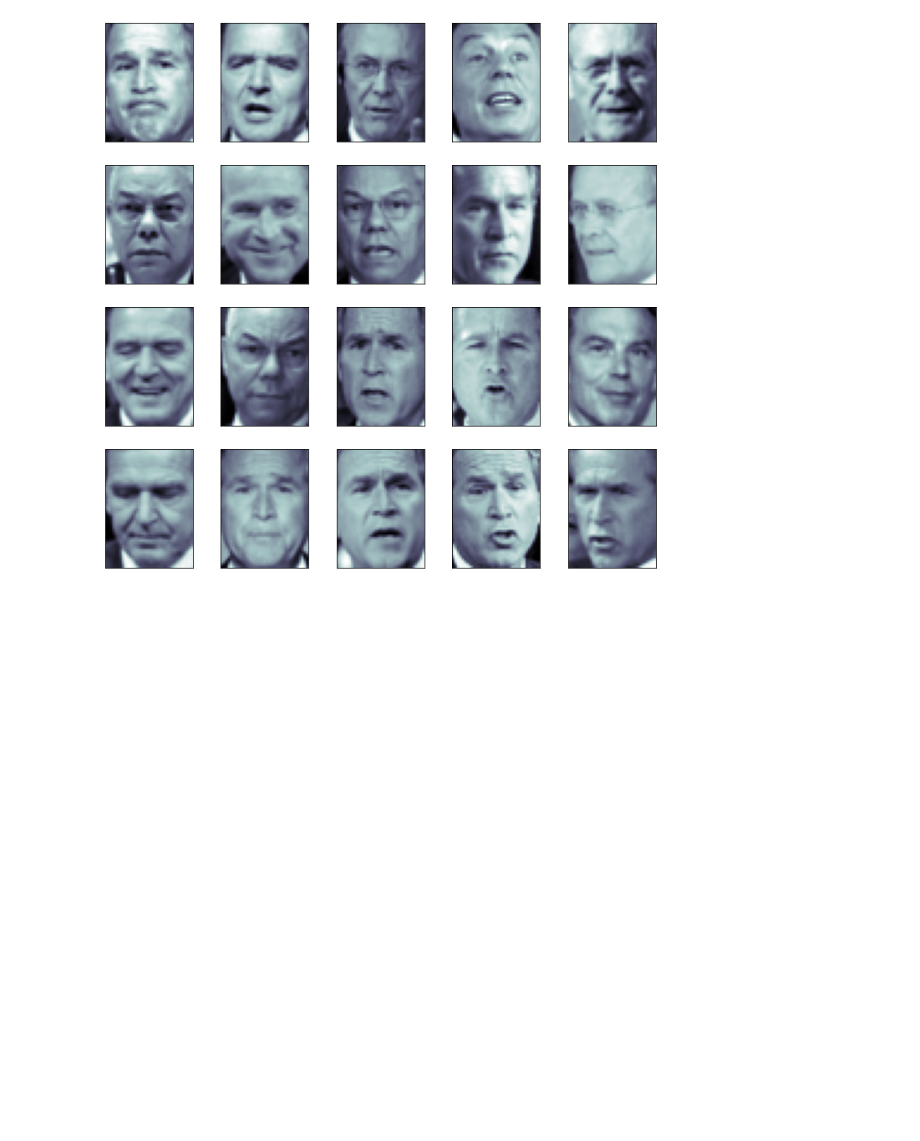
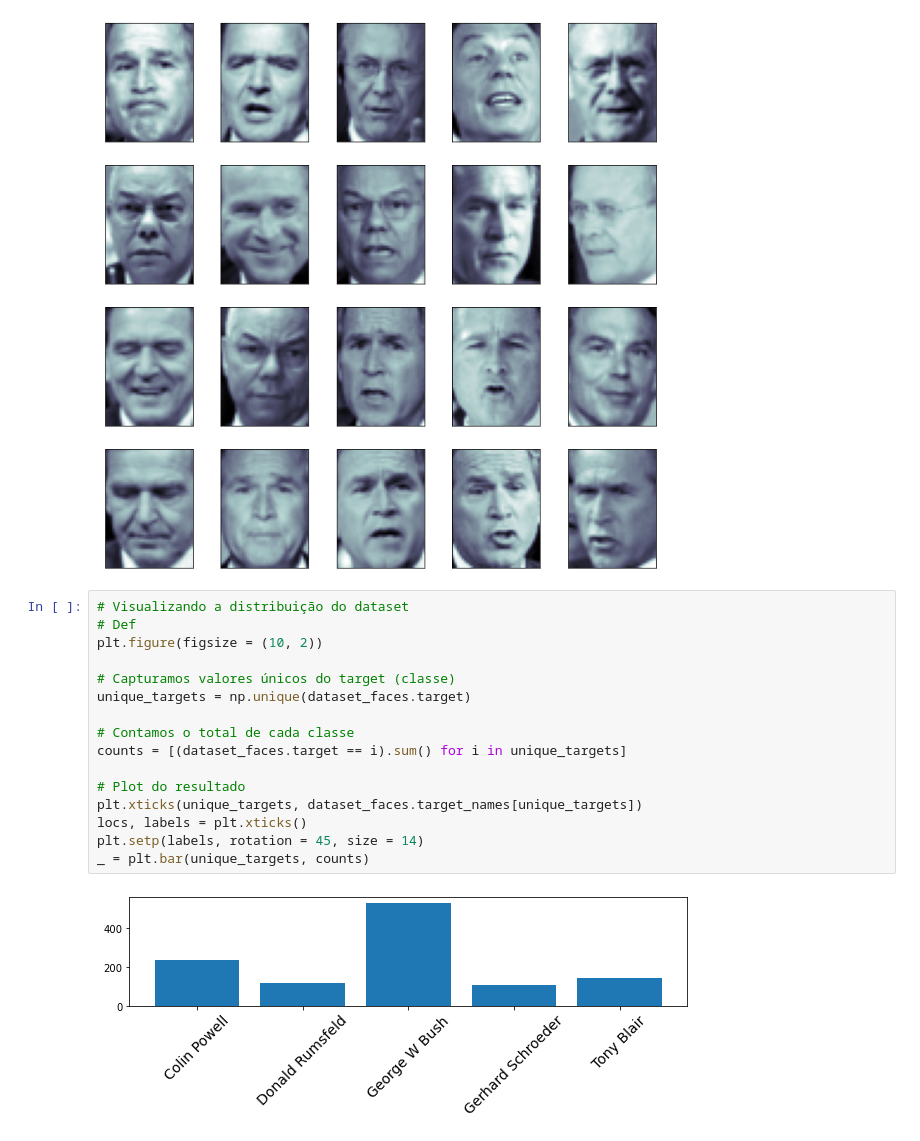
Before and after one commit to Gugah007/Reconhecimento-Facial-com-ML-Usando-SVM-e-PCA-Python, a Jupyter notebook: Reconhecimento Facial com Machine Learning Usando SVM e PCA.ipynb, the cells around one changed output. Drawn from its saved outputs; the diff is of its cells as text; blank space fills up the shorter version.

```diff
--- a/Reconhecimento Facial com Machine Learning Usando SVM e PCA.ipynb
+++ b/Reconhecimento Facial com Machine Learning Usando SVM e PCA.ipynb
@@ -95,3 +95,21 @@ for i in range(20):
     ax.imshow(dataset_faces.images[i], cmap = plt.cm.bone)
 # %% [output]
 [figure]
+# %%
+# Visualizando a distribuição do dataset
+# Def
+plt.figure(figsize = (10, 2))
+
+# Capturamos valores únicos do target (classe)
+unique_targets = np.unique(dataset_faces.target)
+
+# Contamos o total de cada classe
+counts = [(dataset_faces.target == i).sum() for i in unique_targets]
+
+# Plot do resultado
+plt.xticks(unique_targets, dataset_faces.target_names[unique_targets])
+locs, labels = plt.xticks()
+plt.setp(labels, rotation = 45, size = 14)
+_ = plt.bar(unique_targets, counts)
+# %% [output]
+[figure, added]
```
